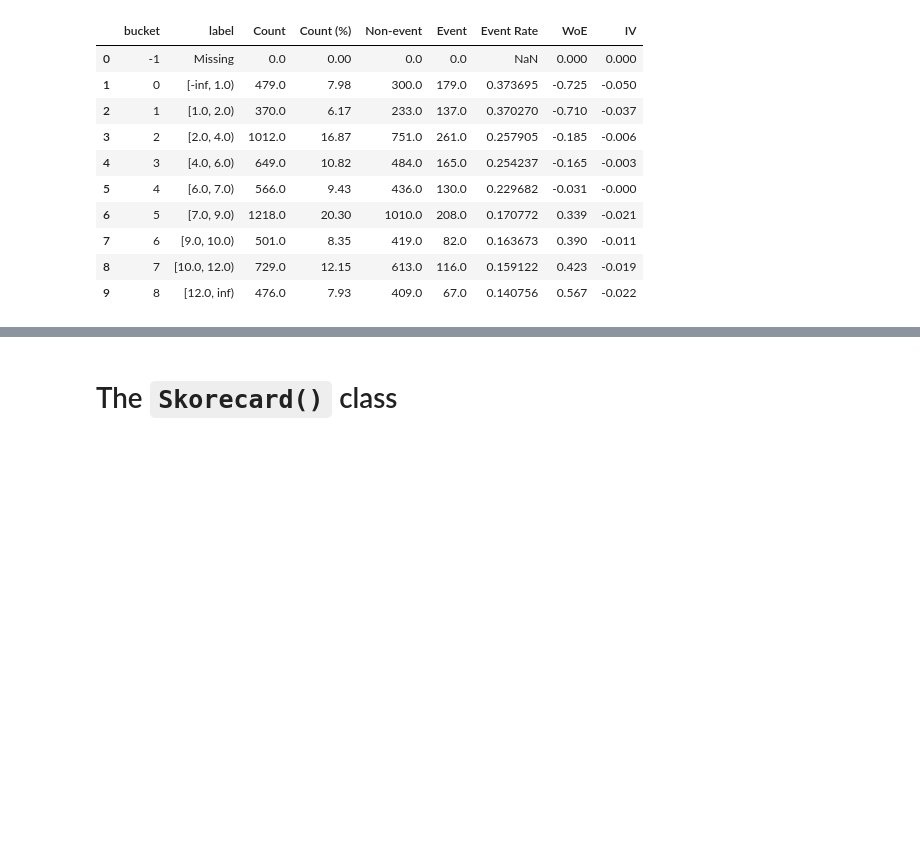
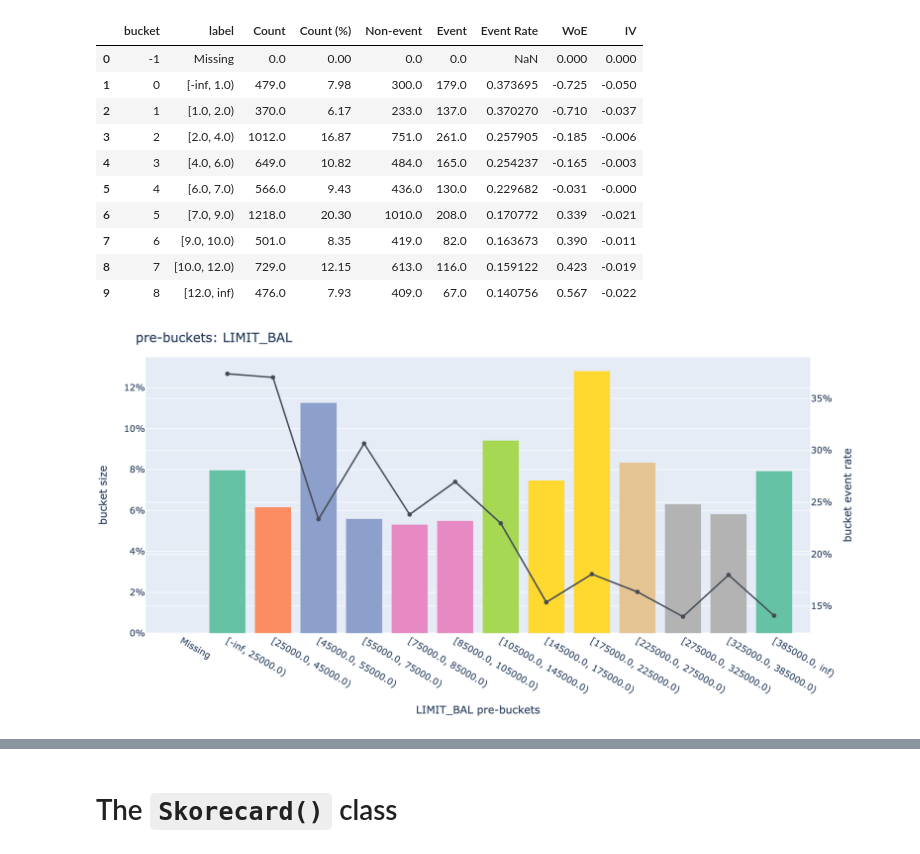
Before and after one commit to ing-bank/skorecard, a Jupyter notebook: docs/tutorials/using-bucketing-process.ipynb, the cells around one changed output, grey strips where cells are left out. Saved outputs shown, nothing was run; the diff lists cells and outputs as text; code cells hidden in the pictures; blank space fills up the shorter version.

Commit message:
fix plots, add notes

```diff
--- a/docs/tutorials/using-bucketing-process.ipynb
+++ b/docs/tutorials/using-bucketing-process.ipynb
@@ -113,4 +118,6 @@ bucketing_process.bucket_table("LIMIT_BAL")
 | 8 | 7 | [10.0, 12.0) | 729.0 | 12.15 | 613.0 | 116.0 | 0.159122 | 0.423 | -0.019 |
 | 9 | 8 | [12.0, inf) | 476.0 | 7.93 | 409.0 | 67.0 | 0.140756 | 0.567 | -0.022 |
 # %%
-bucketing_process.plot_prebucket("LIMIT_BAL") # , format="png", scale=2, width=1050, height=525
+bucketing_process.plot_prebucket("LIMIT_BAL", format="png", scale=2, width=1050, height=525)
+# %% [output]
+[figure, added]
```
Also changed, not shown: parts of 13 cells of this notebook.
